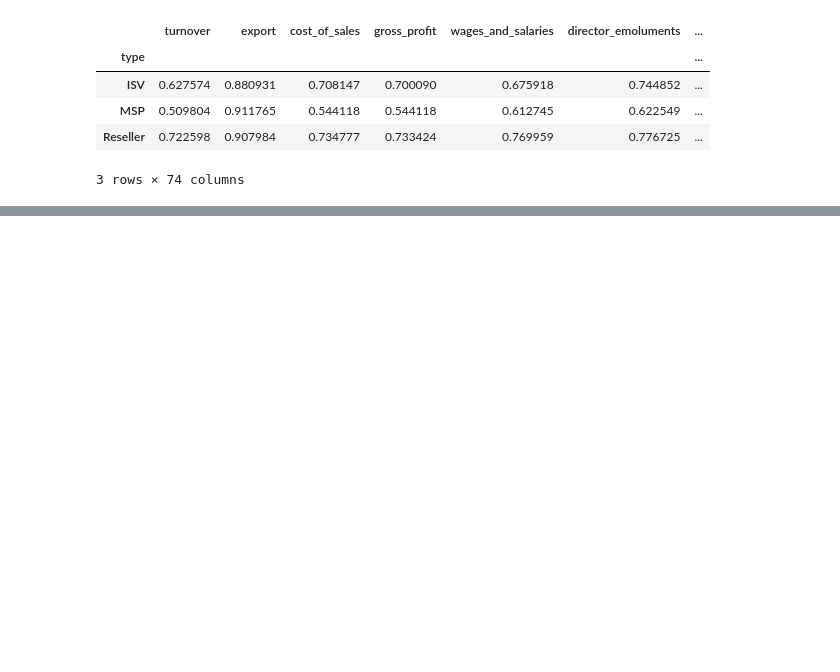
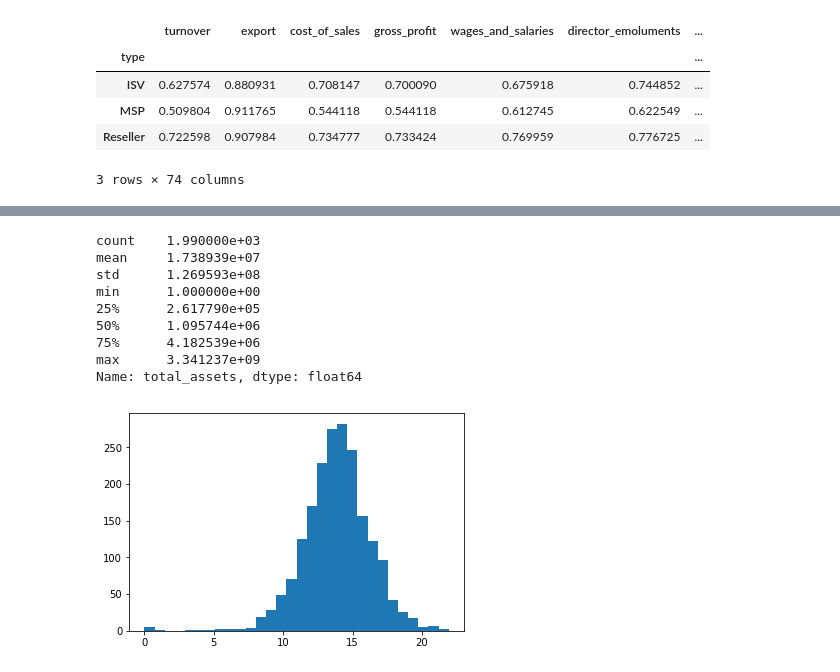
Before and after one commit to agarbuno/iqblade, a Jupyter notebook: python/exploratory_analysis.ipynb, the cells around one changed output, grey strips where cells are left out. Drawn from its saved outputs; the diff is of its cells as text; code cells hidden in the pictures; blank space fills up the shorter version.

```diff
--- a/python/exploratory_analysis.ipynb
+++ b/python/exploratory_analysis.ipynb
@@ -161,0 +131,16 @@ iplot(fig)
+# %%
+np.array([d[u'tangible_assets'].isnull(), d[u'intangible_assets'].isnull(), d[u'total_assets'].isnull()]).mean(axis = 1)
+# Conclusion: work with total assets
+print d[u'total_assets'].describe()
+plt.hist(np.log(d[u'total_assets'][d[u'total_assets'].notnull()]), 30);
+# %% [output]
+count    1.990000e+03
+mean     1.738939e+07
+std      1.269593e+08
+min      1.000000e+00
+25%      2.617790e+05
+50%      1.095744e+06
+75%      4.182539e+06
+max      3.341237e+09
+Name: total_assets, dtype: float64
+[figure, added]
```
Also changed, not shown: parts of 17 cells of this notebook, 1 other file.
